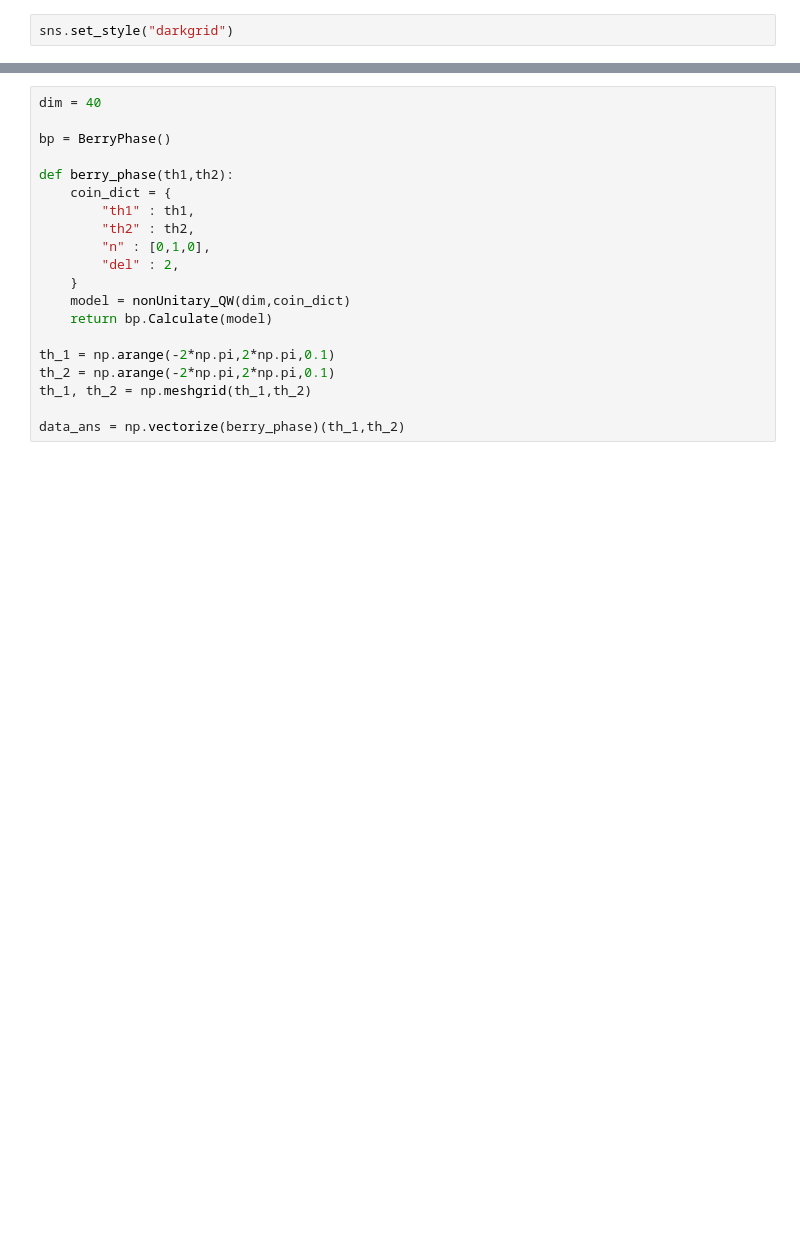
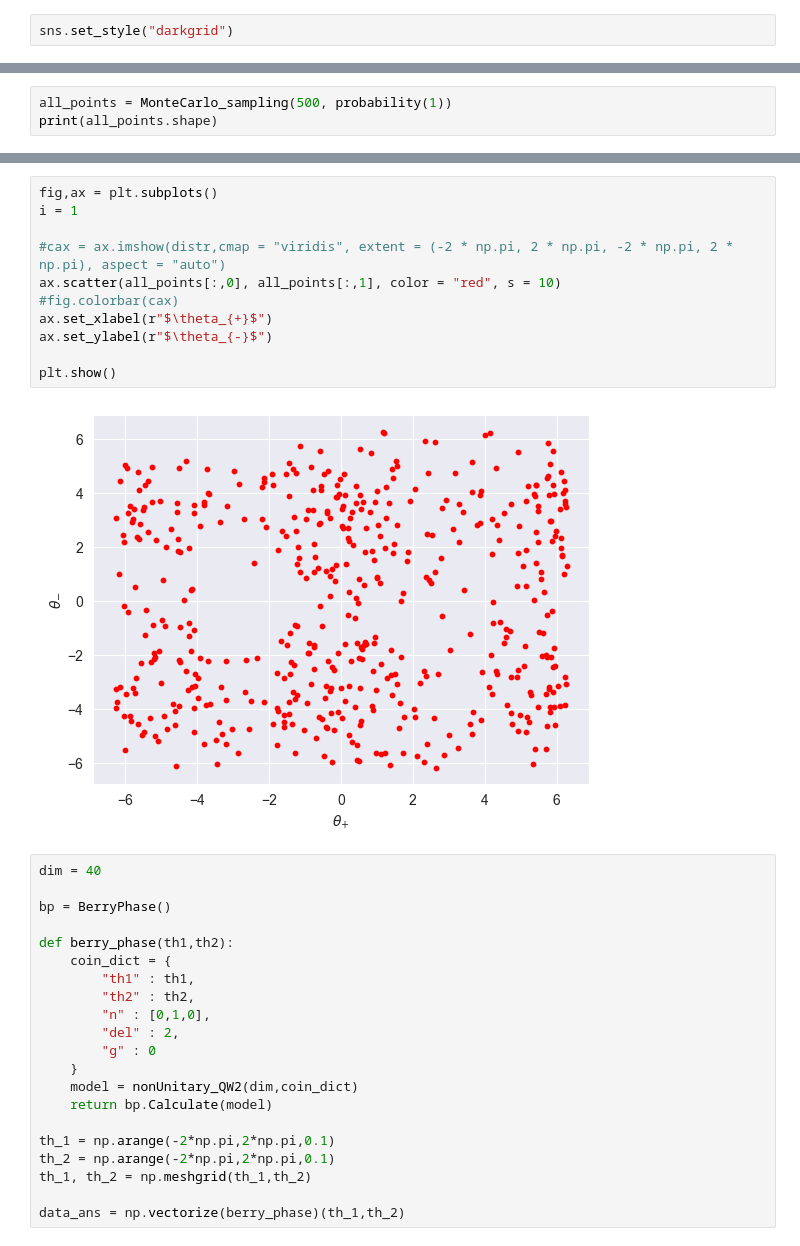
Before and after one commit to JedrekSt/M_thesis, a Jupyter notebook: Results/berry_phase_nonHermitian.ipynb.ipynb, the cells around one changed output, grey strips where cells are left out. Cells and saved outputs as stored; diff of their text form; blank space fills up the shorter version.

```diff
--- a/Results/berry_phase_nonHermitian.ipynb.ipynb
+++ b/Results/berry_phase_nonHermitian.ipynb.ipynb
@@ -17,0 +71,3 @@ sns.set_style("darkgrid")
+# %%
+all_points = MonteCarlo_sampling(500, probability(1))
+print(all_points.shape)
@@ -18,3 +86,16 @@ sns.set_style("darkgrid")
+# %%
+fig,ax = plt.subplots()
+i = 1
+
+#cax = ax.imshow(distr,cmap = "viridis", extent = (-2 * np.pi, 2 * np.pi, -2 * np.pi, 2 * np.pi), aspect = "auto")
+ax.scatter(all_points[:,0], all_points[:,1], color = "red", s = 10)
+#fig.colorbar(cax)
+ax.set_xlabel(r"$\theta_{+}$")
+ax.set_ylabel(r"$\theta_{-}$")
+
+plt.show()
+# %% [output]
+[figure, added]
 # %%
 dim = 40
 
@@ -26,8 +107,9 @@ def berry_phase(th1,th2):
         "th2" : th2,
         "n" : [0,1,0],
         "del" : 2,
+        "g" : 0
     }
-    model = nonUnitary_QW(dim,coin_dict)
+    model = nonUnitary_QW2(dim,coin_dict)
     return bp.Calculate(model)
 
 th_1 = np.arange(-2*np.pi,2*np.pi,0.1)
```
Also changed, not shown: parts of 5 cells of this notebook, 53 other files.
